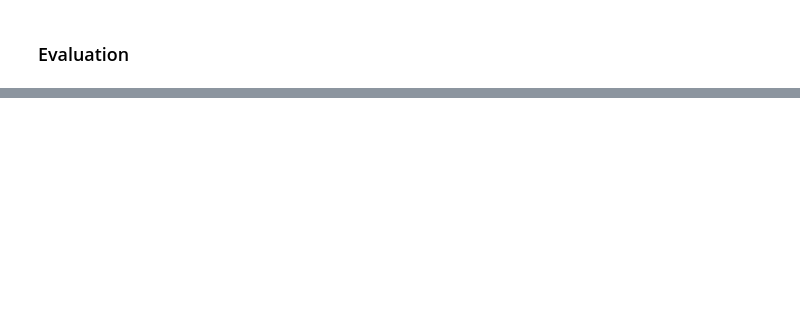
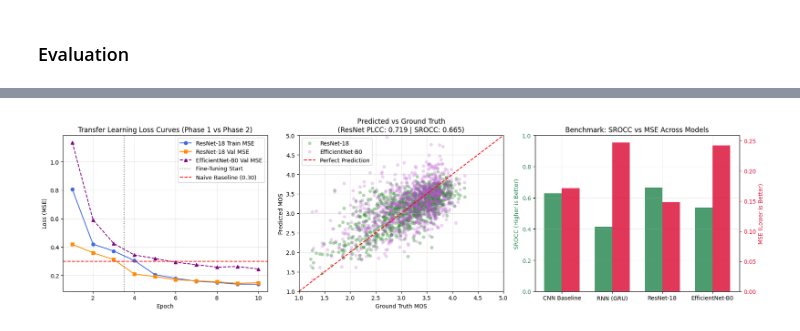
Before and after one commit to TeZaGe/DL-MiniProject-IQA, a Jupyter notebook: TP2_MiniProject_2026.ipynb, the cells around one changed output, grey strips where cells are left out. Cells and saved outputs as stored; diff of their text form; code cells hidden in the pictures; blank space fills up the shorter version.

```diff
--- a/TP2_MiniProject_2026.ipynb
+++ b/TP2_MiniProject_2026.ipynb
@@ -1019,0 +1125,73 @@ The Ultimate Model: Combine Early Stopping, Schedulers, Regularization, and your
+# %%
+# Visualizations: Learning curves, Predictions vs Ground Truth, and Model Comparison
+fig = plt.figure(figsize=(18, 5))
+
+# 1. Learning Curves (ResNet-18 & EfficientNet-B0 if run)
+plt.subplot(1, 3, 1)
+plt.plot(range(1, num_epochs+1), train_losses_resnet, label='ResNet-18 Train MSE', color='royalblue', marker='o')
+plt.plot(range(1, num_epochs+1), val_losses_resnet, label='ResNet-18 Val MSE', color='darkorange', marker='s')
+if 'val_losses_effnet' in globals():
+    plt.plot(range(1, num_epochs+1), val_losses_effnet, label='EfficientNet-B0 Val MSE', color='purple', linestyle='--', marker='^')
+plt.axvline(x=phase1_epochs + 0.5, color='gray', linestyle=':', label='Fine-Tuning Start')
+plt.axhline(naive_test_mse, color='red', linestyle='--', label=f'Naive Baseline ({naive_test_mse:.2f})')
+plt.title('Transfer Learning Loss Curves (Phase 1 vs Phase 2)')
+plt.xlabel('Epoch')
+plt.ylabel('Loss (MSE)')
+plt.legend()
+plt.grid(True, alpha=0.3)
+
+# 2. Scatter Plot: Ground Truth vs Predicted MOS
+plt.subplot(1, 3, 2)
+plt.scatter(resnet_test_targets, resnet_test_predictions, alpha=0.35, color='forestgreen', edgecolors='none', label='ResNet-18')
+if 'effnet_test_predictions' in globals():
+    plt.scatter(effnet_test_targets, effnet_test_predictions, alpha=0.25, color='mediumorchid', edgecolors='none', label='EfficientNet-B0')
+plt.plot([1, 5], [1, 5], color='red', linestyle='--', label='Perfect Prediction')
+plt.title(f'Predicted vs Ground Truth\n(ResNet PLCC: {resnet_plcc:.3f} | SROCC: {resnet_srocc:.3f})')
+plt.xlabel('Ground Truth MOS')
+plt.ylabel('Predicted MOS')
+plt.xlim(1, 5)
+plt.ylim(1, 5)
+plt.legend()
+plt.grid(True, alpha=0.3)
+
+# 3. Bar Chart Comparison across architectures
+plt.subplot(1, 3, 3)
+models_names = ['CNN Baseline', 'RNN (GRU)', 'ResNet-18']
+srocc_values = [
+    m1_srocc if not np.isnan(m1_srocc) else 0.0,
+    m2_srocc if not np.isnan(m2_srocc) else 0.0,
+    resnet_srocc
+]
+mse_values = [
+    m1_mse if not np.isnan(m1_mse) else 0.0,
+    m2_mse if not np.isnan(m2_mse) else 0.0,
+    resnet_mse
+]
+if 'effnet_mse' in globals():
+    models_names.append('EfficientNet-B0')
+    srocc_values.append(effnet_srocc)
+    mse_values.append(effnet_mse)
+
+x_pos = np.arange(len(models_names))
+width = 0.35
+
+ax1 = plt.gca()
+ax1.bar(x_pos - width/2, srocc_values, width, label='SROCC (Ranking ↑)', color='seagreen', alpha=0.85)
+ax1.set_ylabel('SROCC (Higher is Better)', color='seagreen')
+ax1.set_ylim(0, 1.0)
+ax1.tick_params(axis='y', labelcolor='seagreen')
+
+ax2 = ax1.twinx()
+ax2.bar(x_pos + width/2, mse_values, width, label='MSE (Error ↓)', color='crimson', alpha=0.85)
+ax2.set_ylabel('MSE (Lower is Better)', color='crimson')
+ax2.tick_params(axis='y', labelcolor='crimson')
+
+plt.title('Benchmark: SROCC vs MSE Across Models')
+ax1.set_xticks(x_pos)
+ax1.set_xticklabels(models_names)
+ax1.grid(True, alpha=0.2)
+
+fig.tight_layout()
+plt.show()
+# %% [output]
+[figure, added]
```
Also changed, not shown: parts of 52 cells of this notebook.
